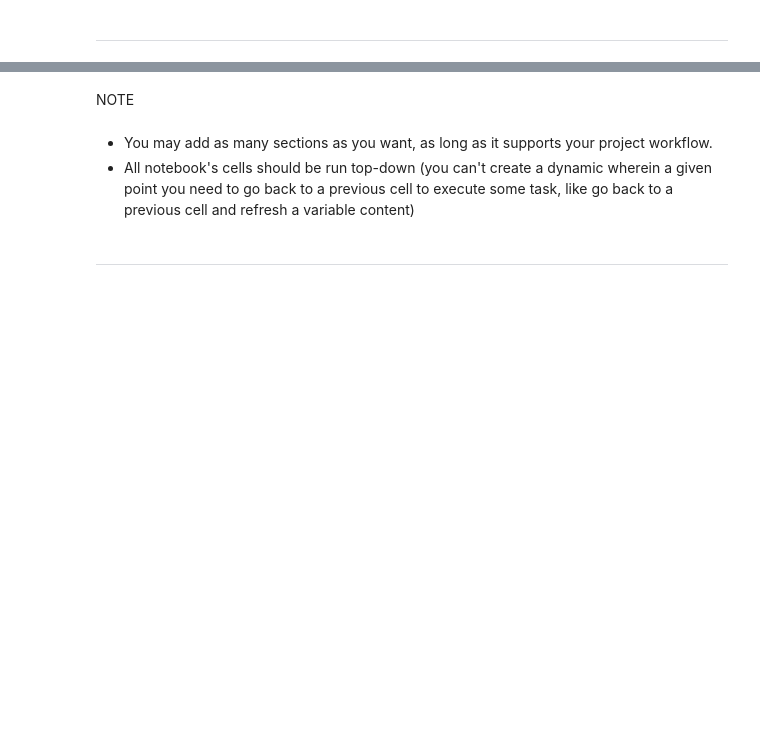
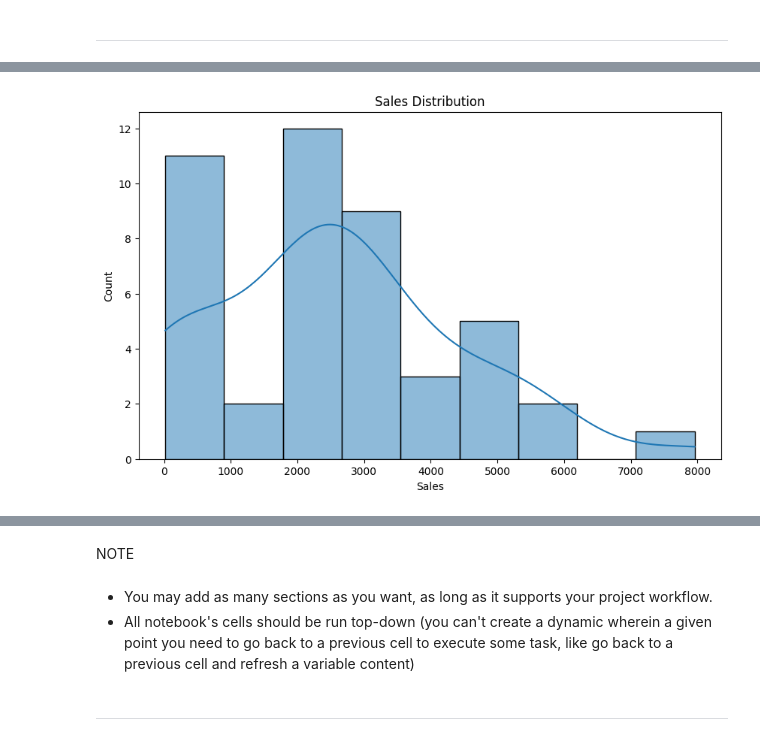
Before and after one commit to AbdullahTaweel/Global_Superstore_Hackathon1, a Jupyter notebook: jupyter_notebooks/global_superstore.ipynb, the cells around one changed output, grey strips where cells are left out. Drawn from its saved outputs; the diff is of its cells as text; code cells hidden in the pictures; blank space fills up the shorter version.

```diff
--- a/jupyter_notebooks/global_superstore.ipynb
+++ b/jupyter_notebooks/global_superstore.ipynb
@@ -60,2 +210,8 @@ Section 2 content
 # %% [markdown]
 ---
+# %%
+#found 4 negative values so I will drop them for now
+global_store_df = global_store_df[global_store_df['Profit'] >= 0]
+#Investigate negative profits
+negative_profit = global_store_df[global_store_df['Profit'] < 0]
+print(negative_profit)
@@ -61,0 +274,8 @@ Section 2 content
+# %%
+#  Histogram Plot the Sales
+plt.figure(figsize=(10, 6))
+sns.histplot(global_store_df['Sales'], kde=True)
+plt.title('Sales Distribution')
+plt.show()
+# %% [output]
+[figure, added]
```
Also changed, not shown: parts of 28 cells of this notebook, 1 other file.
